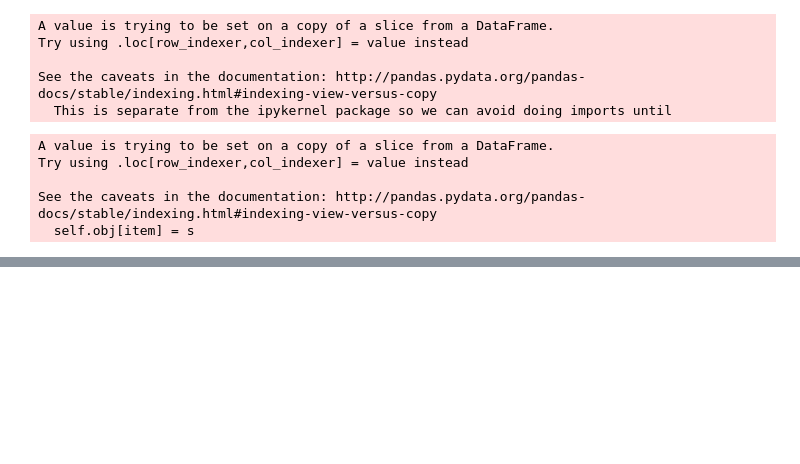
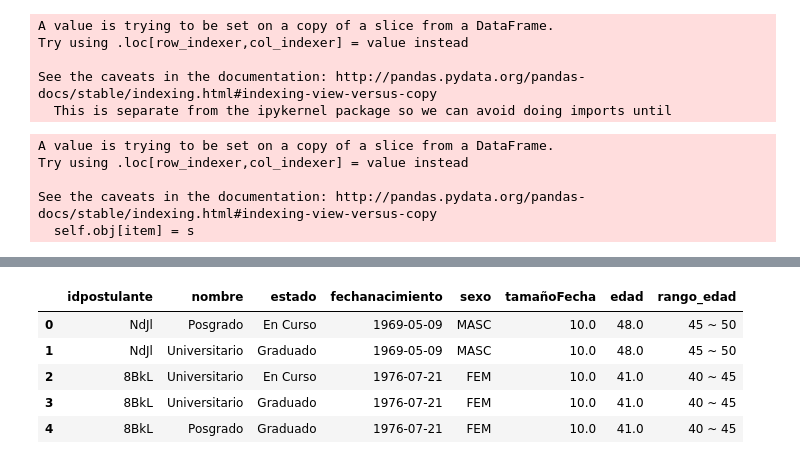
Before and after one commit to silvestriandres/BackUP, a Jupyter notebook: TrabajoPractico01_Analisis.ipynb, the cells around one changed output, grey strips where cells are left out. Cells and saved outputs as stored; diff of their text form; code cells hidden in the pictures; blank space fills up the shorter version.

```diff
--- a/TrabajoPractico01_Analisis.ipynb
+++ b/TrabajoPractico01_Analisis.ipynb
@@ -438,0 +497,9 @@ postulantes.loc[(postulantes.edad >= 40) & (postulantes.edad <= 45), 'rango_edad
+# %%
+postulantes.head()
+# %% [output]
+|  | idpostulante | nombre | estado | fechanacimiento | sexo | tamañoFecha | edad | rango_edad |
+| 0 | NdJl | Posgrado | En Curso | 1969-05-09 | MASC | 10.0 | 48.0 | 45 ~ 50 |
+| 1 | NdJl | Universitario | Graduado | 1969-05-09 | MASC | 10.0 | 48.0 | 45 ~ 50 |
+| 2 | 8BkL | Universitario | En Curso | 1976-07-21 | FEM | 10.0 | 41.0 | 40 ~ 45 |
+| 3 | 8BkL | Universitario | Graduado | 1976-07-21 | FEM | 10.0 | 41.0 | 40 ~ 45 |
+| 4 | 8BkL | Posgrado | Graduado | 1976-07-21 | FEM | 10.0 | 41.0 | 40 ~ 45 |
```
Also changed, not shown: parts of 14 cells of this notebook.
